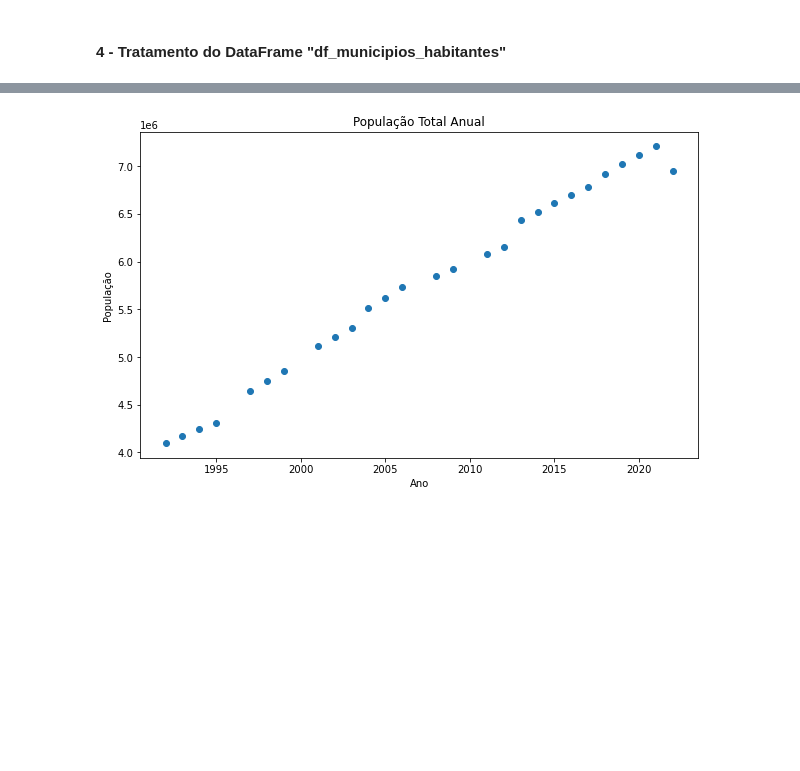
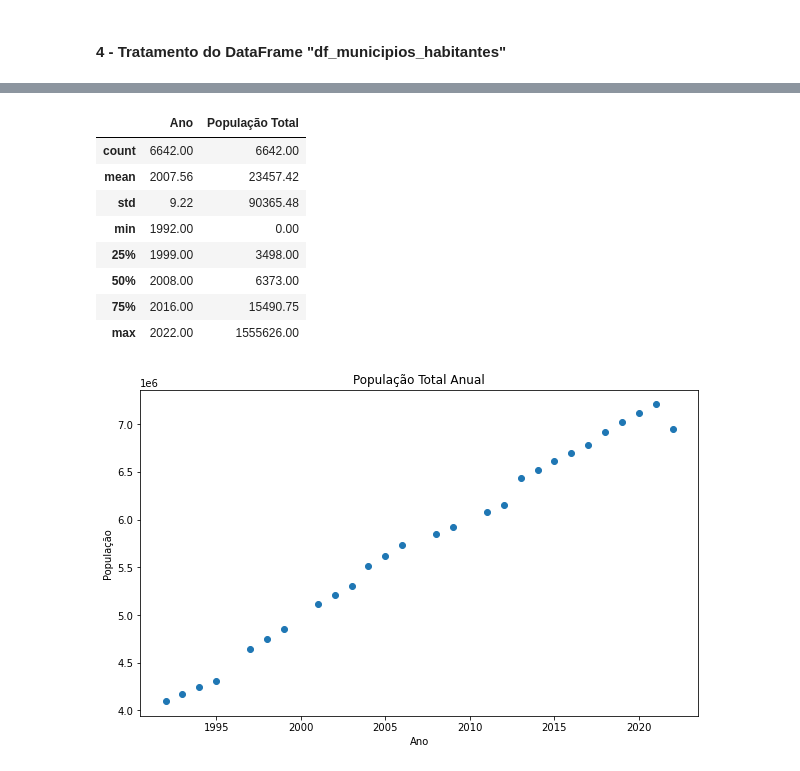
Before and after one commit to Adenilson-silva/wastewater-goias-projeto-1, a Jupyter notebook: B - Processamento e Tratamento dos Dados.ipynb, the cells around one changed output, grey strips where cells are left out. Saved outputs shown, nothing was run; the diff lists cells and outputs as text; code cells hidden in the pictures; blank space fills up the shorter version.

```diff
--- a/B - Processamento e Tratamento dos Dados.ipynb
+++ b/B - Processamento e Tratamento dos Dados.ipynb
@@ -109,7 +134,7 @@ print(f'Quantidade de registros duplicados: {quantidade_duplicadas}')
 Quantidade de registros duplicados: 0
 # %%
 # Gerando o Dataframe com a série histórica do número de habitantes dos municipios de Goiás
-df_municipios_habitantes = pd.read_csv('dados_GO/A - dado_bruto/df_municipios_habitantes.csv',
+df_municipios_habitantes = pd.read_csv('dados_GO/A - dado_bruto/municipios_habitantes_imb.csv',
                                        delimiter = ';',
                                        encoding = 'utf-8',
                                        index_col= False)
@@ -247,3 +301,19 @@ df_municipios_habitantes['Ano'] = df_municipios_habitantes['Ano'].astype(int)
+# %%
+# Configurando para não usar notação científica
+pd.set_option('display.float_format', '{:.2f}'.format)
+
+# Exibindo a descrição do DataFrame
+df_municipios_habitantes.describe()
+# %% [output]
+|  | Ano | População Total |
+| count | 6642.00 | 6642.00 |
+| mean | 2007.56 | 23457.42 |
+| std | 9.22 | 90365.48 |
+| min | 1992.00 | 0.00 |
+| 25% | 1999.00 | 3498.00 |
+| 50% | 2008.00 | 6373.00 |
+| 75% | 2016.00 | 15490.75 |
+| max | 2022.00 | 1555626.00 |
 # %%
 # Agrupando o DataFrame por Ano e obtendo a soma da População total anual do estado de Goiás
 df = pd.DataFrame(df_municipios_habitantes.groupby('Ano')['População Total'].\
```
Also changed, not shown: parts of 31 cells of this notebook, 3 other files.
